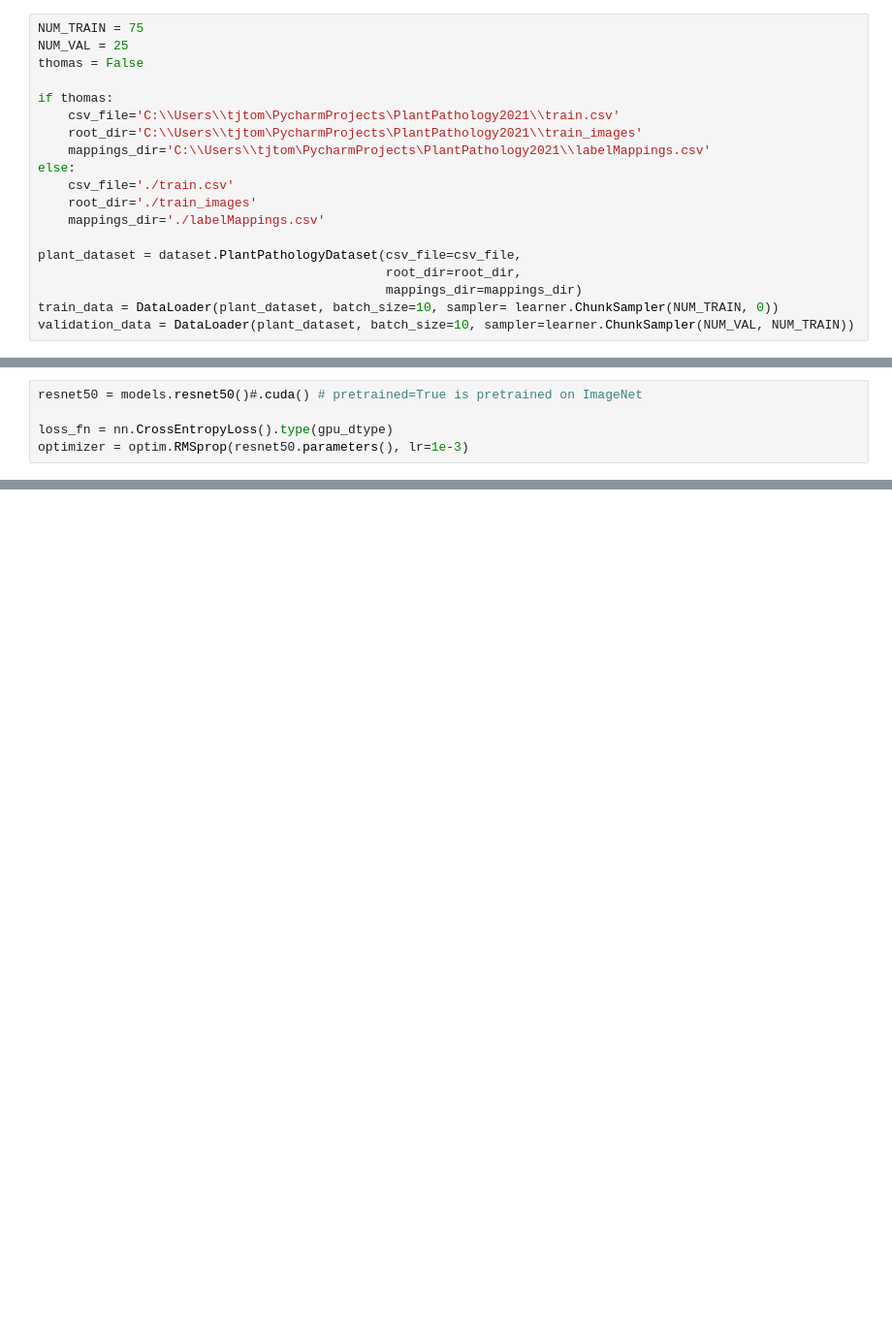
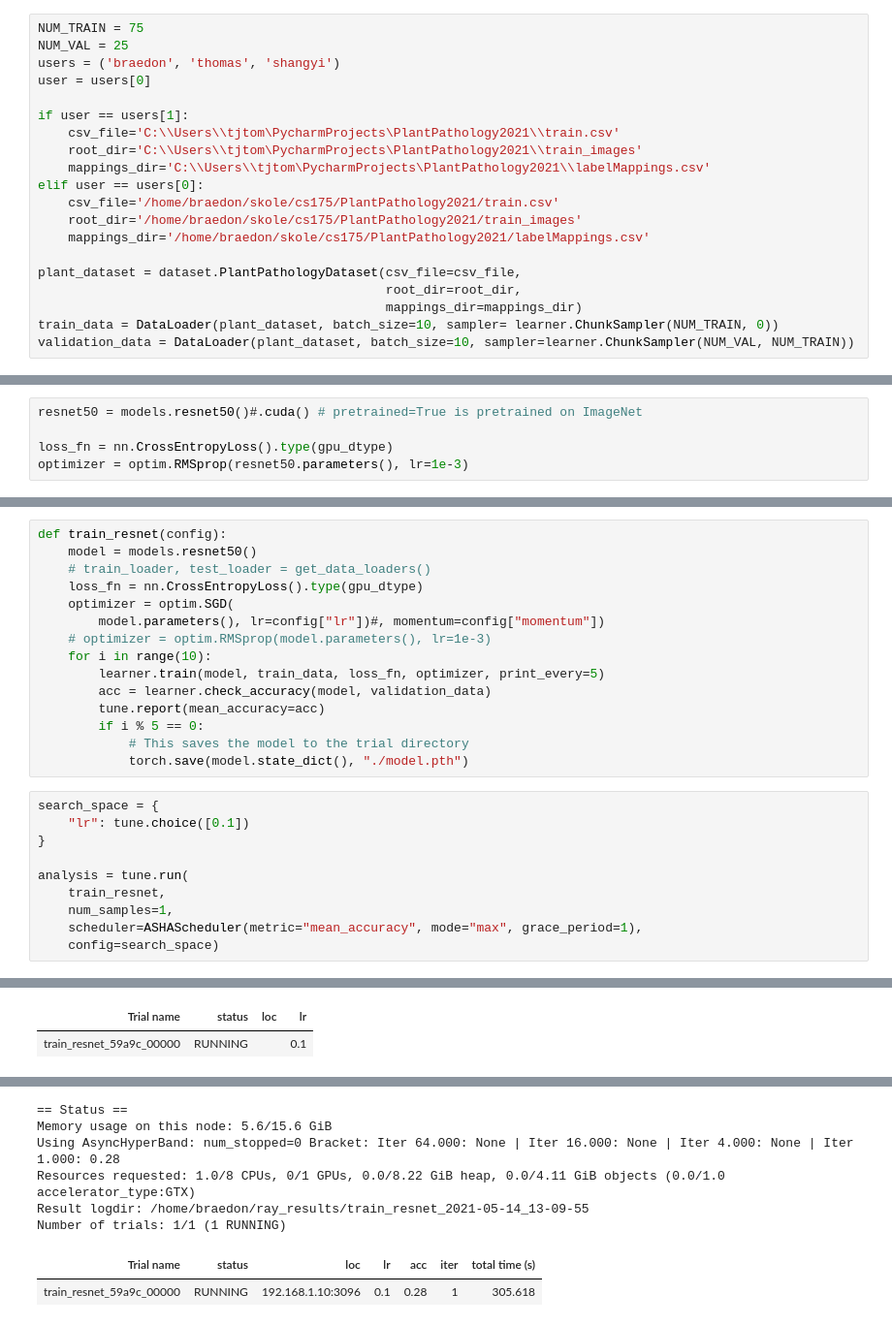
Before and after one commit to Reevest29/PlantPathology2021, a Jupyter notebook: CS 175 Plant Pathology Hypertuning.ipynb, the cells around one changed output, grey strips where cells are left out. Shown: that part at 97% size. Drawn from its saved outputs; the diff is of its cells as text; blank space fills up the shorter version.

Commit message:
Hypertuning slow but functional

```diff
--- a/CS 175 Plant Pathology Hypertuning.ipynb
+++ b/CS 175 Plant Pathology Hypertuning.ipynb
@@ -32,16 +32,17 @@ gpu_dtype = torch.cuda.FloatTensor
 # %%
 NUM_TRAIN = 75
 NUM_VAL = 25
-thomas = False
+users = ('braedon', 'thomas', 'shangyi')
+user = users[0]
 
-if thomas:
+if user == users[1]:
     csv_file='C:\\Users\\tjtom\PycharmProjects\PlantPathology2021\\train.csv'
     root_dir='C:\\Users\\tjtom\PycharmProjects\PlantPathology2021\\train_images'
     mappings_dir='C:\\Users\\tjtom\PycharmProjects\PlantPathology2021\\labelMappings.csv'
-else:
-    csv_file='./train.csv'
-    root_dir='./train_images'
-    mappings_dir='./labelMappings.csv'
+elif user == users[0]:
+    csv_file='/home/braedon/skole/cs175/PlantPathology2021/train.csv'
+    root_dir='/home/braedon/skole/cs175/PlantPathology2021/train_images'
+    mappings_dir='/home/braedon/skole/cs175/PlantPathology2021/labelMappings.csv'
 
 plant_dataset = dataset.PlantPathologyDataset(csv_file=csv_file,
                                               root_dir=root_dir,
@@ -76,0 +67,26 @@ Got 1 / 25 correct (4.00)
+# %%
+def train_resnet(config):
+    model = models.resnet50()
+    # train_loader, test_loader = get_data_loaders()
+    loss_fn = nn.CrossEntropyLoss().type(gpu_dtype)
+    optimizer = optim.SGD(
+        model.parameters(), lr=config["lr"])#, momentum=config["momentum"])
+    # optimizer = optim.RMSprop(model.parameters(), lr=1e-3)
+    for i in range(10):
+        learner.train(model, train_data, loss_fn, optimizer, print_every=5)
+        acc = learner.check_accuracy(model, validation_data)
+        tune.report(mean_accuracy=acc)
+        if i % 5 == 0:
+            # This saves the model to the trial directory
+            torch.save(model.state_dict(), "./model.pth")
+# %%
+search_space = {
+    "lr": tune.choice([0.1])
+}
+
+analysis = tune.run(
+    train_resnet,
+    num_samples=1,
+    scheduler=ASHAScheduler(metric="mean_accuracy", mode="max", grace_period=1),
+    config=search_space)
+# %% [output]
@@ -76,0 +100,2 @@ Got 1 / 25 correct (4.00)
+| Trial name | status | loc | lr |
+| train_resnet_59a9c_00000 | RUNNING |  | 0.1 |
@@ -76,0 +119,8 @@ Got 1 / 25 correct (4.00)
+== Status ==
+Memory usage on this node: 5.6/15.6 GiB
+Using AsyncHyperBand: num_stopped=0 Bracket: Iter 64.000: None | Iter 16.000: None | Iter 4.000: None | Iter 1.000: 0.28
+Resources requested: 1.0/8 CPUs, 0/1 GPUs, 0.0/8.22 GiB heap, 0.0/4.11 GiB objects (0.0/1.0 accelerator_type:GTX)
+Result logdir: /home/braedon/ray_results/train_resnet_2021-05-14_13-09-55
+Number of trials: 1/1 (1 RUNNING)
+| Trial name | status | loc | lr | acc | iter | total time (s) |
+| train_resnet_59a9c_00000 | RUNNING | 192.168.1.10:3096 | 0.1 | 0.28 | 1 | 305.618 |
```
Also changed, not shown: parts of 5 cells of this notebook, 1 other file.
